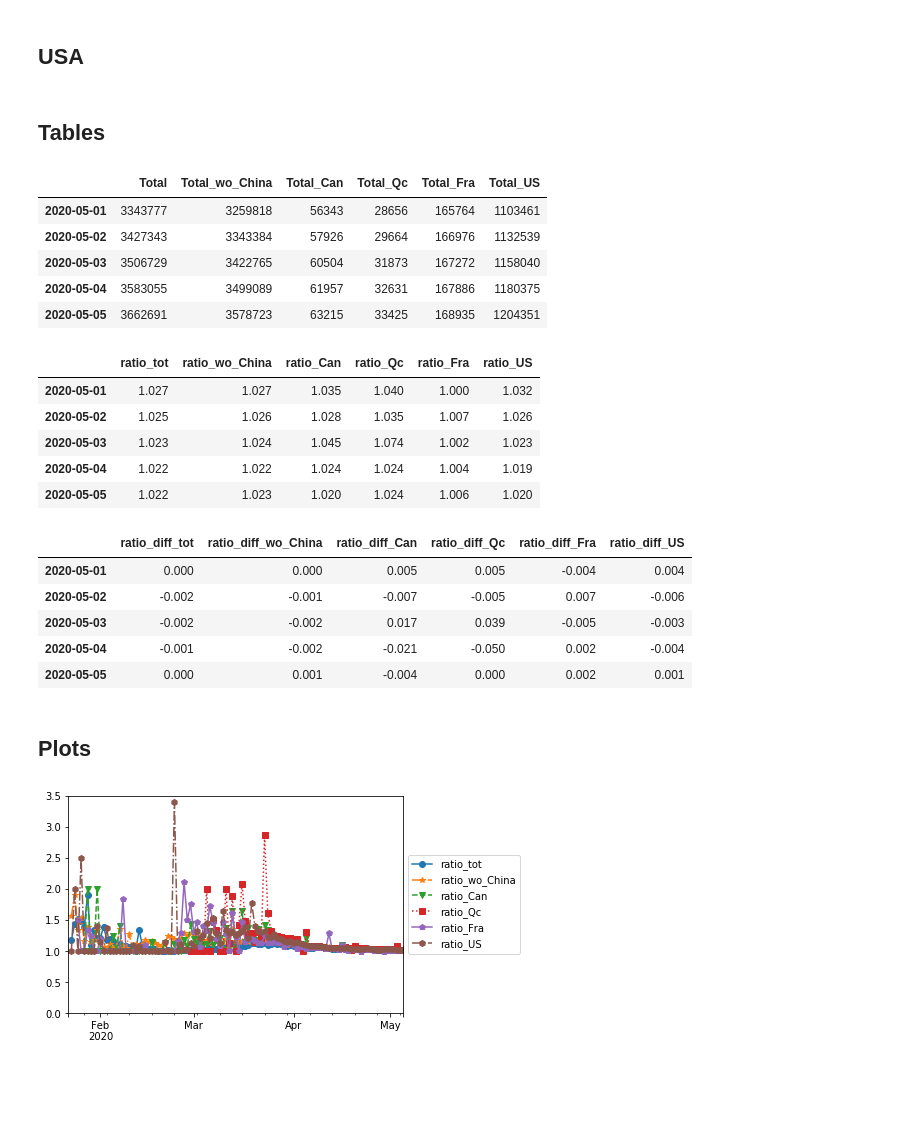
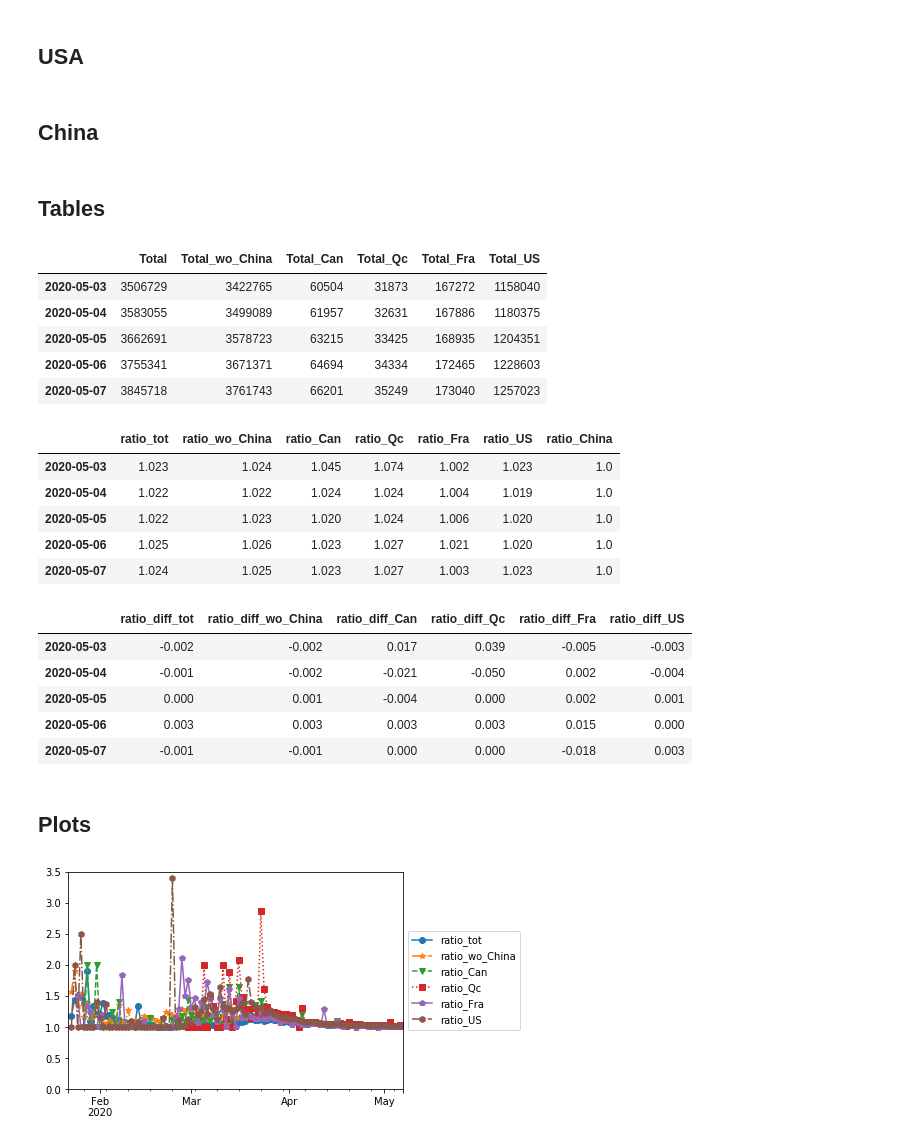
Before and after one commit to louisleroy5/COVID-19, a Jupyter notebook: Stat covid.ipynb, the cells around one changed output. Saved outputs shown, nothing was run; the diff lists cells and outputs as text; code cells hidden in the pictures; blank space fills up the shorter version.

```diff
--- a/Stat covid.ipynb
+++ b/Stat covid.ipynb
@@ -101,26 +101,34 @@ confirmed["Total_US"] = data.loc[:, "US"].sum(axis=1)
 confirmed["ratio_US"] = ratio_day(confirmed["Total_US"])
 # %%
 confirmed["ratio_diff_US"] = substract(confirmed["ratio_US"])
+# %% [markdown]
+## China
+# %%
+confirmed["Total_China"] = data.loc[:, "China"].sum(axis=1)
+# %%
+confirmed["ratio_China"] = ratio_day(confirmed["Total_China"])
+# %%
+confirmed["ratio_diff_China"] = substract(confirmed["ratio_China"])
 # %% [markdown]
 ## Tables
 # %%
 confirmed[["Total", "Total_wo_China", "Total_Can", "Total_Qc", "Total_Fra", "Total_US"]].tail()
 # %% [output]
 |  | Total | Total_wo_China | Total_Can | Total_Qc | Total_Fra | Total_US |
-| 2020-05-01 | 3343777 | 3259818 | 56343 | 28656 | 165764 | 1103461 |
-| 2020-05-02 | 3427343 | 3343384 | 57926 | 29664 | 166976 | 1132539 |
 | 2020-05-03 | 3506729 | 3422765 | 60504 | 31873 | 167272 | 1158040 |
 | 2020-05-04 | 3583055 | 3499089 | 61957 | 32631 | 167886 | 1180375 |
 | 2020-05-05 | 3662691 | 3578723 | 63215 | 33425 | 168935 | 1204351 |
+| 2020-05-06 | 3755341 | 3671371 | 64694 | 34334 | 172465 | 1228603 |
+| 2020-05-07 | 3845718 | 3761743 | 66201 | 35249 | 173040 | 1257023 |
 # %%
-confirmed[["ratio_tot", "ratio_wo_China", "ratio_Can", "ratio_Qc", "ratio_Fra", "ratio_US"]].tail()
+confirmed[["ratio_tot", "ratio_wo_China", "ratio_Can", "ratio_Qc", "ratio_Fra", "ratio_US", "ratio_China"]].tail()
 # %% [output]
-|  | ratio_tot | ratio_wo_China | ratio_Can | ratio_Qc | ratio_Fra | ratio_US |
-| 2020-05-01 | 1.027 | 1.027 | 1.035 | 1.040 | 1.000 | 1.032 |
-| 2020-05-02 | 1.025 | 1.026 | 1.028 | 1.035 | 1.007 | 1.026 |
-| 2020-05-03 | 1.023 | 1.024 | 1.045 | 1.074 | 1.002 | 1.023 |
-| 2020-05-04 | 1.022 | 1.022 | 1.024 | 1.024 | 1.004 | 1.019 |
-| 2020-05-05 | 1.022 | 1.023 | 1.020 | 1.024 | 1.006 | 1.020 |
+|  | ratio_tot | ratio_wo_China | ratio_Can | ratio_Qc | ratio_Fra | ratio_US | ratio_China |
+| 2020-05-03 | 1.023 | 1.024 | 1.045 | 1.074 | 1.002 | 1.023 | 1.0 |
+| 2020-05-04 | 1.022 | 1.022 | 1.024 | 1.024 | 1.004 | 1.019 | 1.0 |
+| 2020-05-05 | 1.022 | 1.023 | 1.020 | 1.024 | 1.006 | 1.020 | 1.0 |
+| 2020-05-06 | 1.025 | 1.026 | 1.023 | 1.027 | 1.021 | 1.020 | 1.0 |
+| 2020-05-07 | 1.024 | 1.025 | 1.023 | 1.027 | 1.003 | 1.023 | 1.0 |
 # %%
 confirmed[
     [
@@ -134,11 +142,11 @@ confirmed[
 ].tail()
 # %% [output]
 |  | ratio_diff_tot | ratio_diff_wo_China | ratio_diff_Can | ratio_diff_Qc | ratio_diff_Fra | ratio_diff_US |
-| 2020-05-01 | 0.000 | 0.000 | 0.005 | 0.005 | -0.004 | 0.004 |
-| 2020-05-02 | -0.002 | -0.001 | -0.007 | -0.005 | 0.007 | -0.006 |
 | 2020-05-03 | -0.002 | -0.002 | 0.017 | 0.039 | -0.005 | -0.003 |
 | 2020-05-04 | -0.001 | -0.002 | -0.021 | -0.050 | 0.002 | -0.004 |
 | 2020-05-05 | 0.000 | 0.001 | -0.004 | 0.000 | 0.002 | 0.001 |
+| 2020-05-06 | 0.003 | 0.003 | 0.003 | 0.003 | 0.015 | 0.000 |
+| 2020-05-07 | -0.001 | -0.001 | 0.000 | 0.000 | -0.018 | 0.003 |
 # %% [markdown]
 ## Plots
 # %%
@@ -152,7 +160,7 @@ for i, line in enumerate(ax_ratio.get_lines()):
 ax_ratio.legend(bbox_to_anchor=(1, 0.75))
 ax_ratio.set_ylim([0, 3.5]);
 # %% [output]
-[figure, old version]
+[figure, new version]
 # %%
 # Ratio diff
 ax_ratio = confirmed[
```
Also changed, not shown: parts of 2 cells of this notebook.
